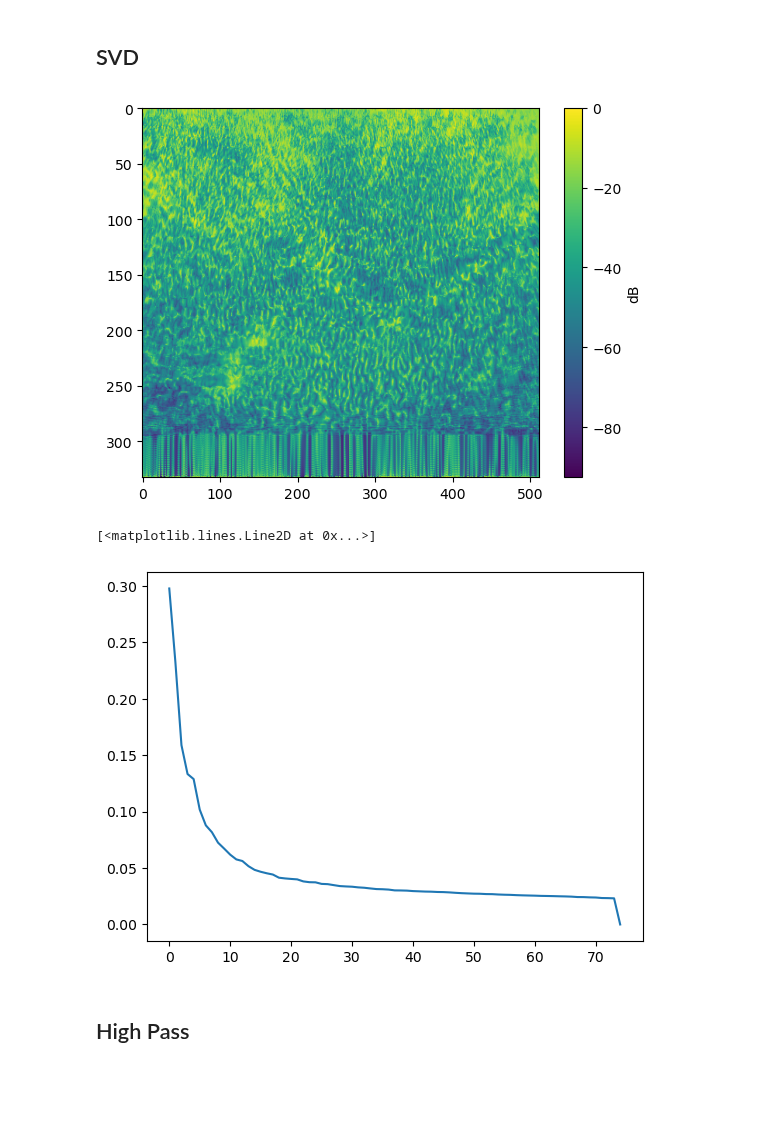
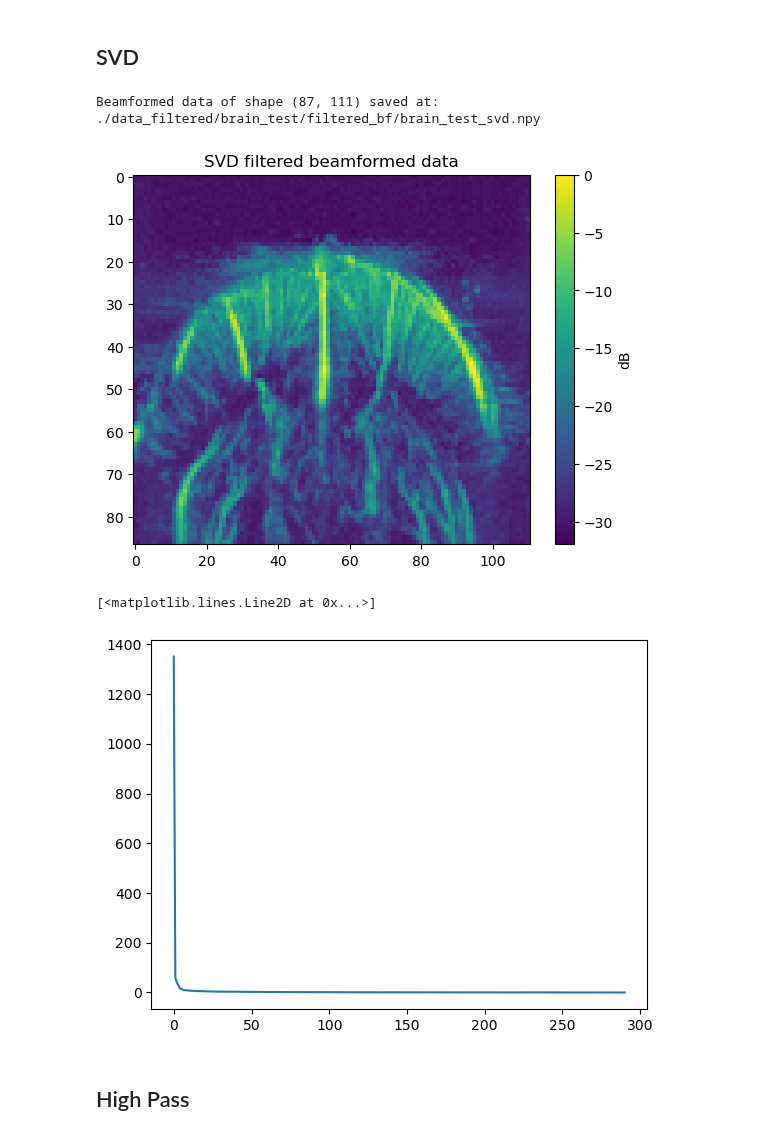
Before and after one commit to MatthieuVAUTRIN/superresolution, a Jupyter notebook: 003_post_bf_processing.ipynb, the cells around one changed output. Saved outputs shown, nothing was run; the diff lists cells and outputs as text; code cells hidden in the pictures; blank space fills up the shorter version.

Commit message:
fixed to paths saves and better savings for post bf processing

```diff
--- a/003_post_bf_processing.ipynb
+++ b/003_post_bf_processing.ipynb
@@ -1,19 +1,24 @@
 # %% [markdown]
 # Settings
 # %%
+parameters_file_path = "/home/matmat/Documents/urban_lab/002_Superresolution/superresolution/data_bf/pig/pig_param.json"
+
 #Simulation settings
 using_simulation_data = False
-parameters_file_path = "/home/matmat/Documents/urban_lab/002_Superresolution/superresolution/data_bf/npy/pig/pig_param.json"
 bf_matrix_path = "/home/matmat/Documents/urban_lab/002_Superresolution/superresolution/data_bf/npy/pig/beamformed_apodized/pig_nsi_75_multi_env_nsi.npy"
 
 #Real data settings
 imported_rf_matrix_delay_unit = "um"
-using_matlab_data = False
-matlab_bf_data_path = "/home/matmat/Documents/urban_lab/002_Superresolution/superresolution/data_bf/npy/pig/beamformed_apodized/bf_pig_data.mat"
+using_matlab_data = True
+matlab_bf_data_path = "/home/matmat/Documents/urban_lab/002_Superresolution/raw_data/filterBox/filterBox/Datatest/originalBF.mat"
 interpolate_data = True
 
-save_data = False
-beamformed_filtered_matrix_name = "001_hp_svd_dataset"
+#Saving params
+save_data = True
+save_image = True
+bf_data_path = "./data_filtered/"
+folder_name = "brain_test"
+beamformed_filtered_matrix_name = "brain_test"
 # %% [markdown]
 # Imports
 # %%
@@ -61,7 +74,6 @@ else:
     if using_matlab_data:
         bf_matrix = loadmat(matlab_bf_data_path)
         bf_matrix = list(bf_matrix.values())[-1]
-        bf_matrix = np.sum(bf_matrix, axis=2) if len(bf_matrix.shape) > 2 else bf_matrix
         print("Imported bf matrix with shape: ", bf_matrix.shape)
     else:
         bf_matrix = np.load(bf_matrix_path)
@@ -85,3 +99,7 @@ plt.show()
+# %%
+def save_beamformed_data(bf_matrix, filename, destination):
+    np.save(f"{destination}{filename}", bf_matrix)
+    print(f"Beamformed data of shape {bf_matrix.shape} saved at: {destination}{filename}.npy")
 # %% [markdown]
 # Filters
 # %% [markdown]
@@ -109,17 +127,26 @@ def filter_svd(bf, nelim):
     #return filtered data and singular values
     return bff, S
 # %%
-filtered_svd, S = filter_svd(bf_matrix, 10)
+filtered_svd, S = filter_svd(bf_matrix, 25)
 plt.imshow(20 * np.log10(np.sum(np.abs(filtered_svd),axis=2) / np.max(np.sum(np.abs(filtered_svd), axis=2))), aspect='auto', cmap='viridis')
 plt.colorbar(label='dB')
+plt.title('SVD filtered beamformed data')
+
+if save_data:
+    save_beamformed_data(np.sum(filtered_svd, axis=2), f"{beamformed_filtered_matrix_name}_svd", f"{bf_data_path}{folder_name}/filtered_bf/")
+
+if save_image:
+    plt.savefig(f"{bf_data_path}{folder_name}/images/{beamformed_filtered_matrix_name}_svd.png")
+
 plt.show()
 # %% [output]
+Beamformed data of shape (87, 111) saved at: ./data_filtered/brain_test/filtered_bf/brain_test_svd.npy
-[figure, old version]
+[figure, new version]
 # %%
 plt.plot(S)
 # %% [output]
 [<matplotlib.lines.Line2D at 0x...>]
-[figure, old version]
+[figure, new version]
 # %% [markdown]
 ## High Pass
 # %%
```
Also changed, not shown: parts of 12 cells of this notebook, 3 other files.
